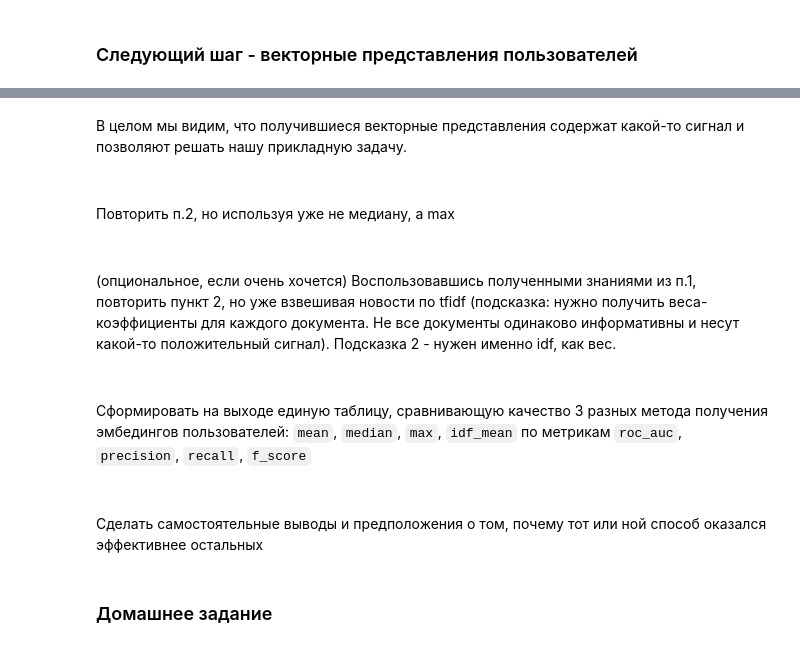
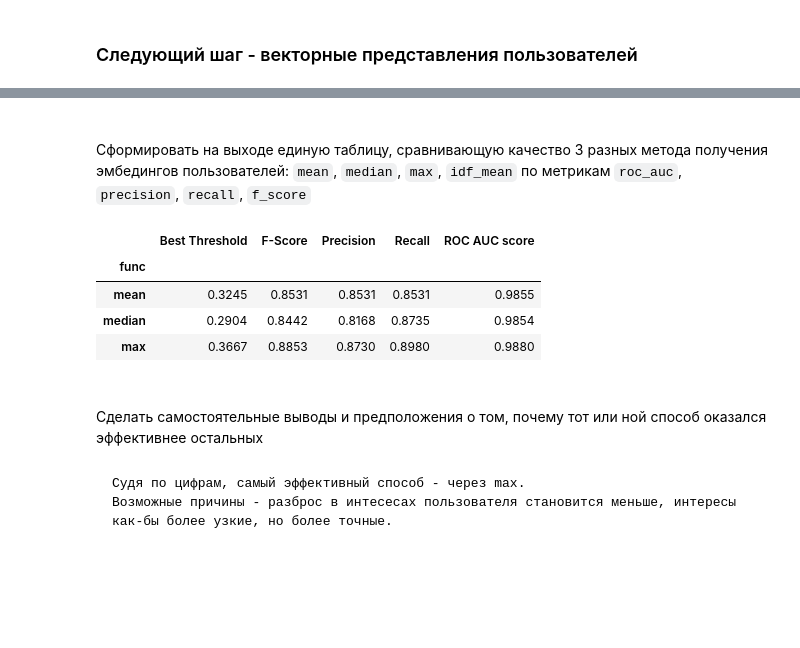
Before and after one commit to koryagin2006/GB_Course_Machine_learning_in_business, a Jupyter notebook: HW_2 Профилирование пользователей.ipynb, the cells around one changed output, grey strips where cells are left out. Saved outputs shown, nothing was run; the diff lists cells and outputs as text; code cells hidden in the pictures; blank space fills up the shorter version.

````diff
--- a/HW_2 Профилирование пользователей.ipynb
+++ b/HW_2 Профилирование пользователей.ipynb
@@ -308 +325,34 @@ user_embeddings_median.head(3)
+# %%
+def score_with_user_embedding(func):
+    from sklearn.linear_model import LogisticRegression
+    from sklearn.model_selection import train_test_split
+    from sklearn.metrics import f1_score, roc_auc_score, precision_score, classification_report, precision_recall_curve, confusion_matrix
+
+    user_embeddings = pd.DataFrame([i for i in users['articles'].apply(lambda x: func(x), 1)])
+    user_embeddings.columns = [f'topic_{i}' for i in range(25)]
+    user_embeddings['uid'] = users['uid'].values
+    user_embeddings = user_embeddings[['uid'] + [f'topic_{i}' for i in range(25)]]
+
+    X = pd.merge(user_embeddings, target, 'left')
+
+    #разделим данные на train/test
+    X_train, X_test, y_train, y_test = train_test_split(
+    X[[f'topic_{i}' for i in range(25)]], X['churn'], random_state=0)
+
+    logreg = LogisticRegression()
+
+    #обучим наш пайплайн
+    logreg.fit(X_train, y_train)
+
+    #наши прогнозы для тестовой выборки
+    preds = logreg.predict_proba(X_test)[:, 1]
+
+    # Рассчитаем Precision, Recall, F_score, roc_auc_score
+    precision, recall, thresholds = precision_recall_curve(y_test, preds)
+    fscore = (2 * precision * recall) / (precision + recall)
+    # locate the index of the largest f score
+    ix = np.argmax(fscore)
+    roc_auc_score = roc_auc_score(y_test, preds)
+
+    return round(thresholds[ix], 4), round(fscore[ix], 4), round(precision[ix], 4), round(recall[ix], 4), round(roc_auc_score, 4)
 # %%
@@ -419,16 +360,28 @@ roc_auc_score(y_test, preds)
-# %% [markdown]
-В целом мы видим, что получившиеся векторные представления содержат какой-то сигнал и позволяют решать нашу прикладную задачу.
-# %% [markdown]
-###
-Повторить п.2, но используя уже не медиану, а max
-# %% [markdown]
-###
-(опциональное, если очень хочется) Воспользовавшись полученными знаниями из п.1, повторить пункт 2, но уже взвешивая новости по tfidf (подсказка: нужно получить веса-коэффициенты для каждого документа. Не все документы одинаково информативны и несут какой-то положительный сигнал). Подсказка 2 - нужен именно idf, как вес.
 # %% [markdown]
 ###
 Сформировать на выходе единую таблицу, сравнивающую качество 3 разных метода получения эмбедингов пользователей: `mean`, `median`, `max`, `idf_mean` по метрикам `roc_auc`, `precision`, `recall`, `f_score`
+# %%
+results = pd.DataFrame(np.array([
+    score_with_user_embedding(func=get_user_embedding_mean),
+    score_with_user_embedding(func=get_user_embedding_median),
+    score_with_user_embedding(func=get_user_embedding_max)
+]), columns=['Best Threshold', 'F-Score', 'Precision', 'Recall', 'ROC AUC score'])
+
+results['func'] = ['mean', 'median', 'max']
+results = results.set_index('func')
+# %%
+results
+# %% [output]
+|  | Best Threshold | F-Score | Precision | Recall | ROC AUC score |
+| func |  |  |  |  |  |
+| mean | 0.3245 | 0.8531 | 0.8531 | 0.8531 | 0.9855 |
+| median | 0.2904 | 0.8442 | 0.8168 | 0.8735 | 0.9854 |
+| max | 0.3667 | 0.8853 | 0.8730 | 0.8980 | 0.9880 |
 # %% [markdown]
 ###
 Сделать самостоятельные выводы и предположения о том, почему тот или ной способ оказался эффективнее остальных
-# %% [markdown]
-### Домашнее задание
+# %% [markdown]
+```python
+Судя по цифрам, самый эффективный способ - через max.
+Возможные причины - разброс в интесесах пользователя становится меньше, интересы как-бы более узкие, но более точные.
+```
````
Also changed, not shown: parts of 31 cells of this notebook.
